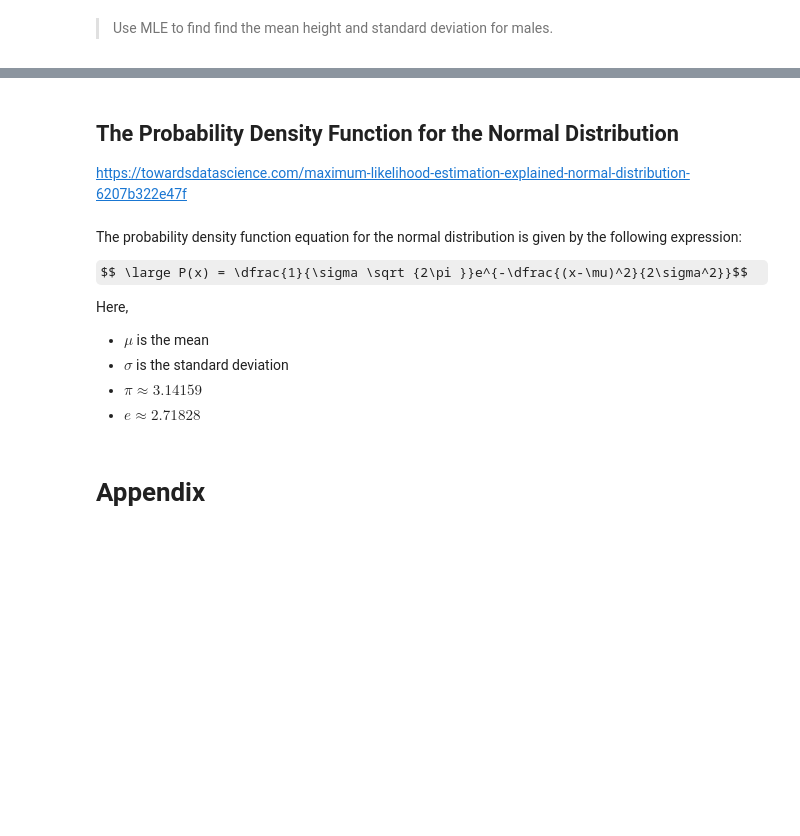
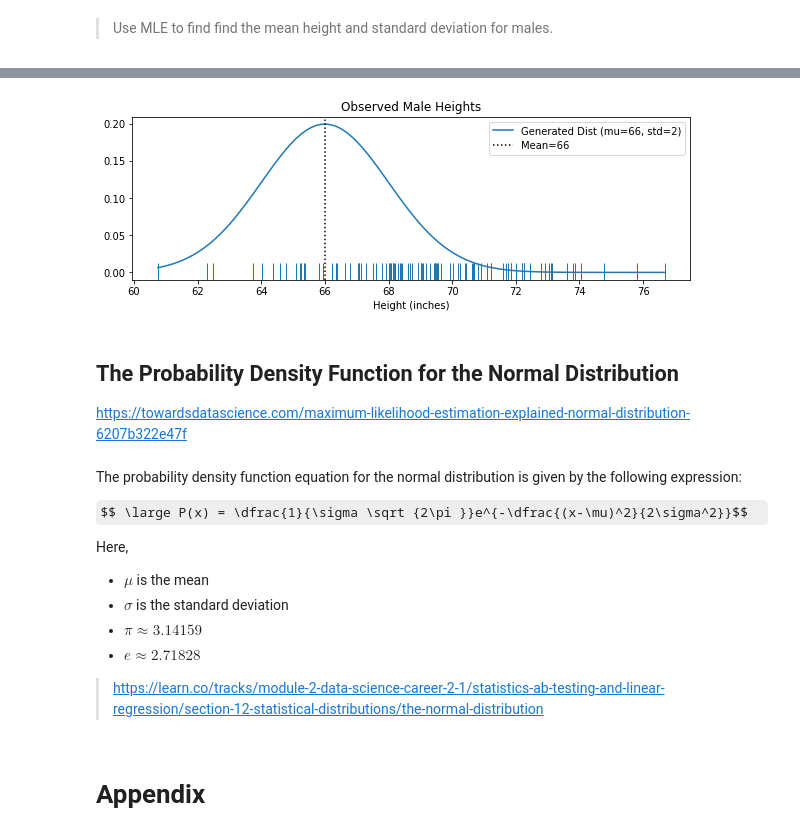
Before and after one commit to jirvingphd/online-dtsc-pt-041320-cohort-notes, a Jupyter notebook: Mod 2/sect_17/sect_17_bayesian_statistics-SG-fix.ipynb, the cells around one changed output, grey strips where cells are left out. Cells and saved outputs as stored; diff of their text form; code cells hidden in the pictures; some formulas as TeX source; blank space fills up the shorter version.

```diff
--- a/Mod 2/sect_17/sect_17_bayesian_statistics-SG-fix.ipynb
+++ b/Mod 2/sect_17/sect_17_bayesian_statistics-SG-fix.ipynb
@@ -178,24 +219,23 @@ sns.rugplot(male_sample)
-# %%
-mu=66
-std=2
-pop = np.random.normal(mu,std,100)
-sns.distplot(pop)
 # %%
 def plot_male_height(male_sample, mu, std):
+    """Plot a rugplot of the male_sample
+    vs the normal distribution defined by mu and std."""
 
     ## Plot Male Heights
     fig,ax=plt.subplots(figsize=(10,3))
     ax = sns.rugplot(male_sample,ax=ax,height=0.1)
     ax.set(title='Observed Male Heights', xlabel='Height (inches)')
 
     ## Generate a normal distribution (ys) using the xs
     xs = np.linspace(male_sample.min(),male_sample.max(),100)
     pop = st.norm(loc=mu,scale=std).pdf(xs)
 
     ax.plot(xs,pop,label=f"Generated Dist (mu={mu}, std={std})")
     ax.axvline(mu,c='k',ls=':',label=f"Mean={mu}")
     ax.legend()
 plot_male_height(male_sample,66,2)
+# %% [output]
+[figure, added]
 # %% [markdown]
 ## The Probability Density Function for the Normal Distribution
 
@@ -210,6 +250,8 @@ Here,
 - $\sigma$ is the standard deviation
 - $\pi \approx 3.14159 $
 - $ e \approx 2.71828 $
+
+> https://learn.co/tracks/module-2-data-science-career-2-1/statistics-ab-testing-and-linear-regression/section-12-statistical-distributions/the-normal-distribution
 # %%
 import math
 import numpy as np
```
Also changed, not shown: parts of 20 cells of this notebook, 2 other files.
